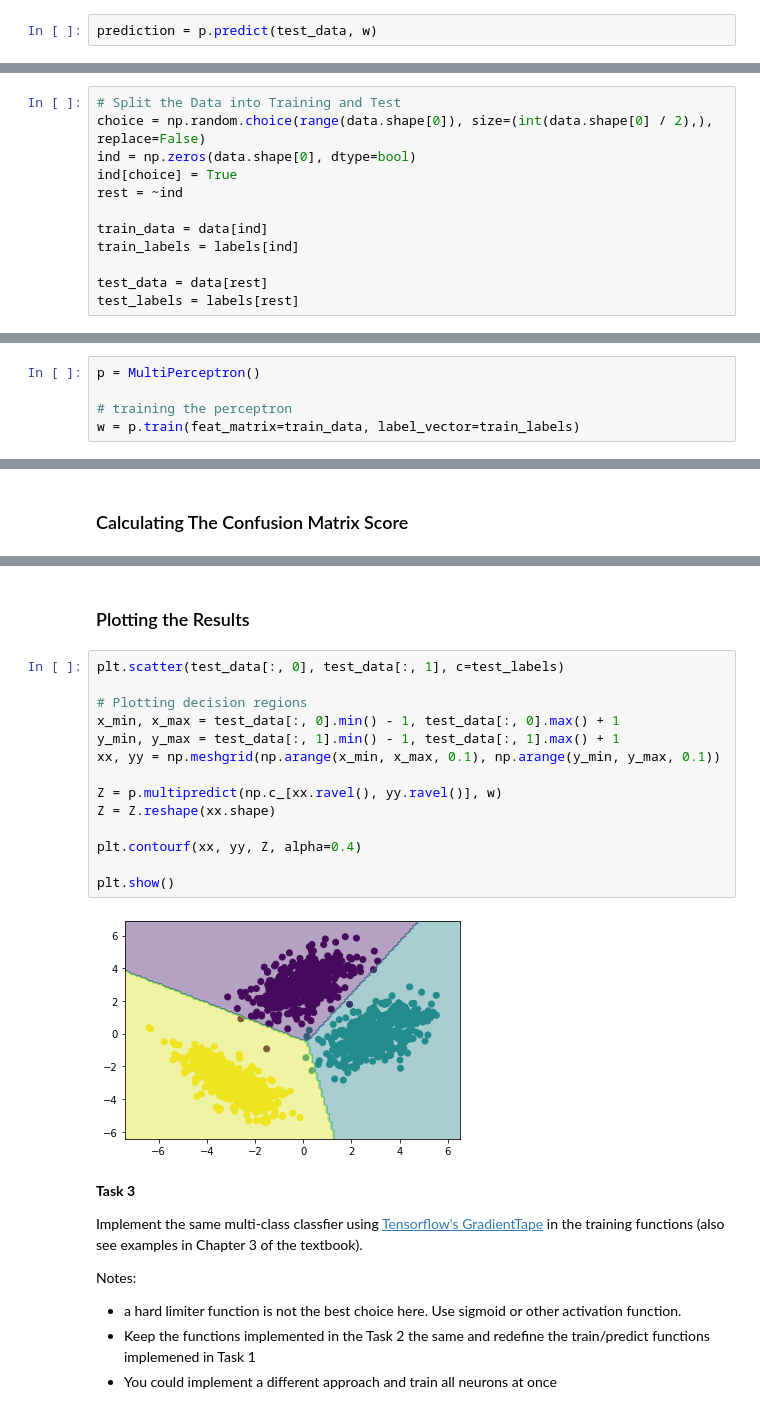
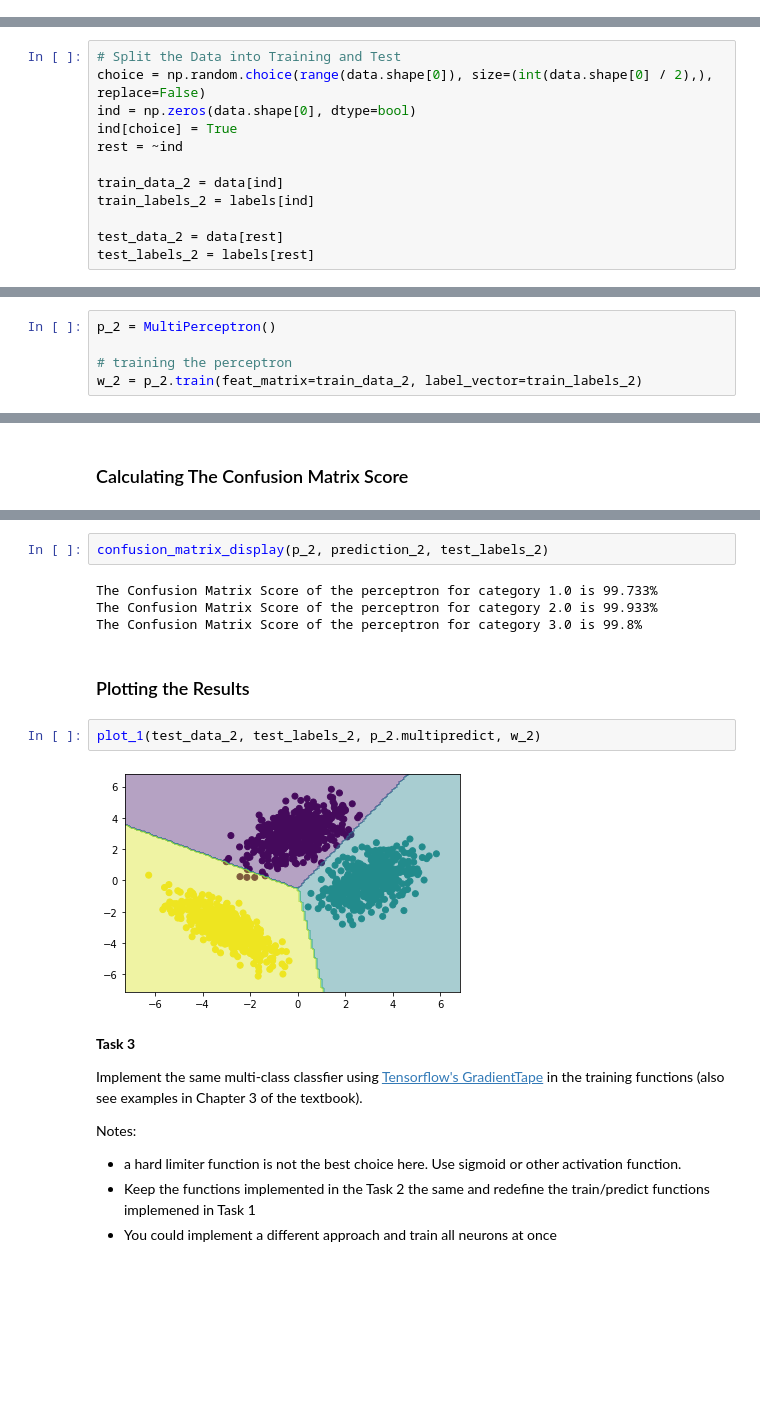
Before and after one commit to mschrader15/homework, a Jupyter notebook: spring-2022/ece-693/HW1.ipynb, the cells around one changed output, grey strips where cells are left out. Drawn from its saved outputs; the diff is of its cells as text; blank space fills up the shorter version.

```diff
--- a/spring-2022/ece-693/HW1.ipynb
+++ b/spring-2022/ece-693/HW1.ipynb
@@ -149,2 +127,0 @@ w = p.train(feat_matrix=train_data, label_vector=train_labels)
-# %%
-prediction = p.predict(test_data, w)
@@ -245,15 +232,15 @@ ind = np.zeros(data.shape[0], dtype=bool)
 ind[choice] = True
 rest = ~ind
 
-train_data = data[ind]
-train_labels = labels[ind]
+train_data_2 = data[ind]
+train_labels_2 = labels[ind]
 
-test_data = data[rest]
-test_labels = labels[rest]
+test_data_2 = data[rest]
+test_labels_2 = labels[rest]
 # %% [markdown]
 ###  Training the Classifier
 # %%
-p = MultiPerceptron()
+p_2 = MultiPerceptron()
 
 # training the perceptron
-w = p.train(feat_matrix=train_data, label_vector=train_labels)
+w_2 = p_2.train(feat_matrix=train_data_2, label_vector=train_labels_2)
@@ -275,21 +259,15 @@ The Confusion Matrix Score of the perceptron for category 3.0 is 99.733%
+# %%
+confusion_matrix_display(p_2, prediction_2, test_labels_2)
+# %% [output]
+The Confusion Matrix Score of the perceptron for category 1.0 is 99.733%
+The Confusion Matrix Score of the perceptron for category 2.0 is 99.933%
+The Confusion Matrix Score of the perceptron for category 3.0 is 99.8%
 # %% [markdown]
 ### Plotting the Results
-# %%
-plt.scatter(test_data[:, 0], test_data[:, 1], c=test_labels)
-
-# Plotting decision regions
-x_min, x_max = test_data[:, 0].min() - 1, test_data[:, 0].max() + 1
-y_min, y_max = test_data[:, 1].min() - 1, test_data[:, 1].max() + 1
-xx, yy = np.meshgrid(np.arange(x_min, x_max, 0.1), np.arange(y_min, y_max, 0.1))
-
-Z = p.multipredict(np.c_[xx.ravel(), yy.ravel()], w)
-Z = Z.reshape(xx.shape)
-
-plt.contourf(xx, yy, Z, alpha=0.4)
-
-plt.show()
-# %% [output]
-[figure, removed]
+# %%
+plot_1(test_data_2, test_labels_2, p_2.multipredict, w_2)
+# %% [output]
+[figure, added]
 # %% [markdown]
 **Task 3**
 
```
Also changed, not shown: parts of 48 cells of this notebook.
